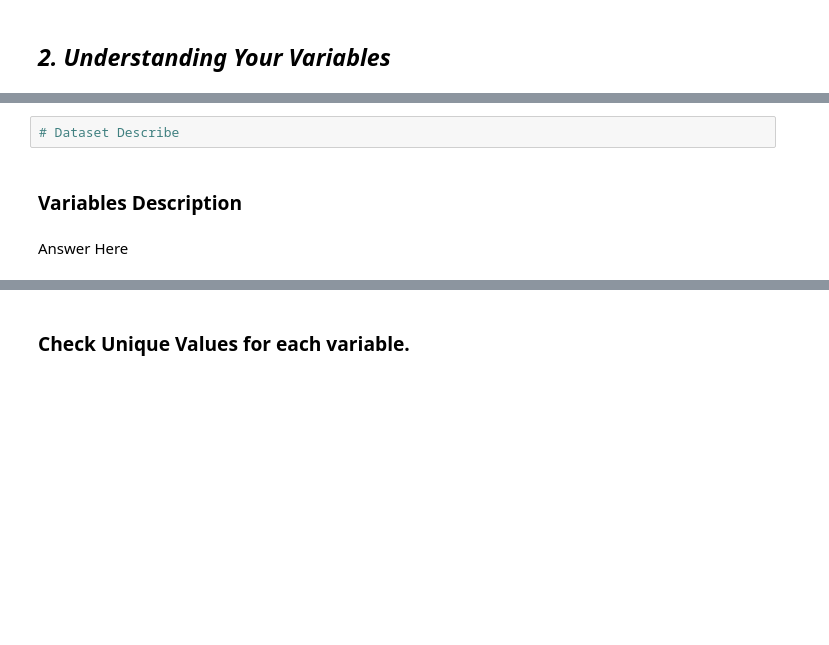
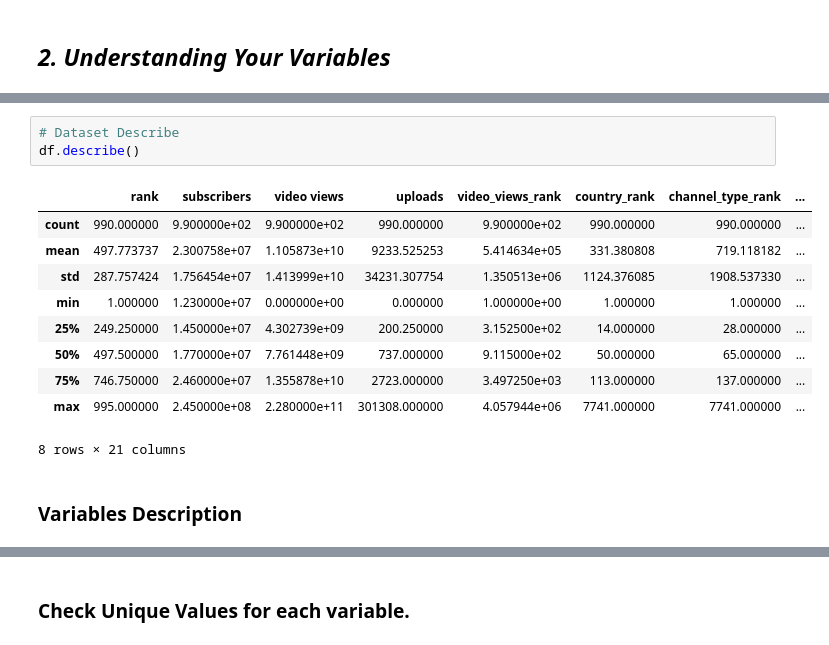
Before and after one commit to Sneha8126/Sneha-EDA-Submission-Template, a Jupyter notebook: Sneha_EDA_Submission_Template.ipynb, the cells around one changed output, grey strips where cells are left out. Drawn from its saved outputs; the diff is of its cells as text; blank space fills up the shorter version.

Commit message:
Describe dataset structure and quality

```diff
--- a/Sneha_EDA_Submission_Template.ipynb
+++ b/Sneha_EDA_Submission_Template.ipynb
@@ -243,6 +264,16 @@ Answer Here
 # %%
 # Dataset Describe
+df.describe()
+# %% [output]
+|  | rank | subscribers | video views | uploads | video_views_rank | country_rank | channel_type_rank | ... |
+| count | 990.000000 | 9.900000e+02 | 9.900000e+02 | 990.000000 | 9.900000e+02 | 990.000000 | 990.000000 | ... |
+| mean | 497.773737 | 2.300758e+07 | 1.105873e+10 | 9233.525253 | 5.414634e+05 | 331.380808 | 719.118182 | ... |
+| std | 287.757424 | 1.756454e+07 | 1.413999e+10 | 34231.307754 | 1.350513e+06 | 1124.376085 | 1908.537330 | ... |
+| min | 1.000000 | 1.230000e+07 | 0.000000e+00 | 0.000000 | 1.000000e+00 | 1.000000 | 1.000000 | ... |
+| 25% | 249.250000 | 1.450000e+07 | 4.302739e+09 | 200.250000 | 3.152500e+02 | 14.000000 | 28.000000 | ... |
+| 50% | 497.500000 | 1.770000e+07 | 7.761448e+09 | 737.000000 | 9.115000e+02 | 50.000000 | 65.000000 | ... |
+| 75% | 746.750000 | 2.460000e+07 | 1.355878e+10 | 2723.000000 | 3.497250e+03 | 113.000000 | 137.000000 | ... |
+| max | 995.000000 | 2.450000e+08 | 2.280000e+11 | 301308.000000 | 4.057944e+06 | 7741.000000 | 7741.000000 | ... |
+8 rows × 21 columns
 # %% [markdown]
 ### Variables Description
-# %% [markdown]
-Answer Here
```
Also changed, not shown: parts of 5 cells of this notebook.
